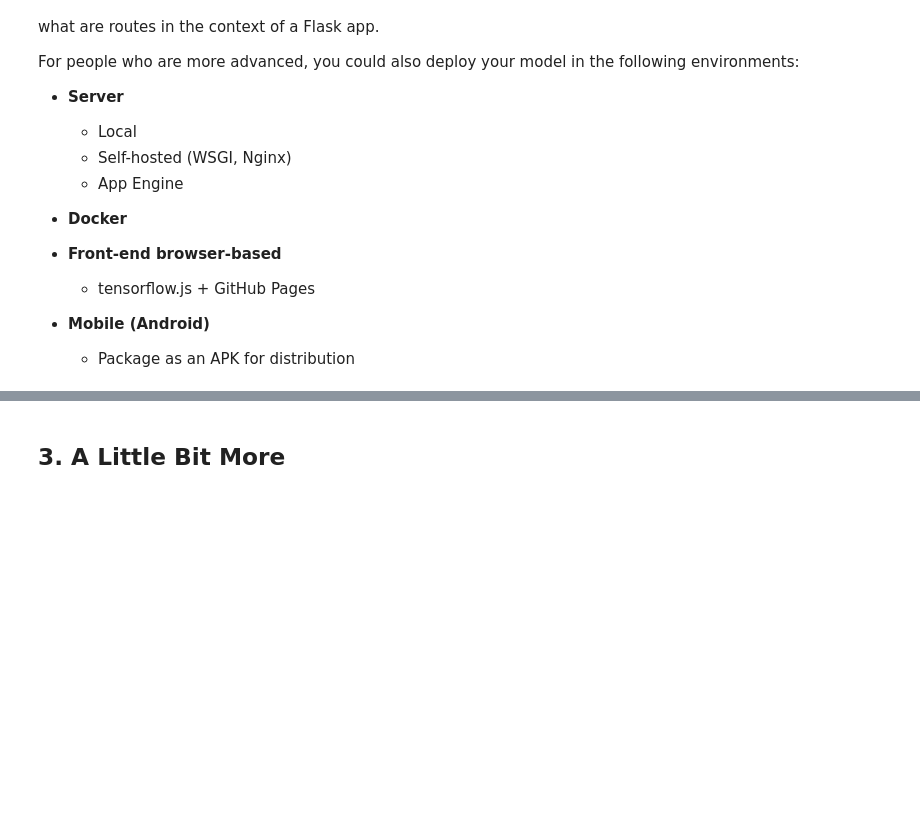
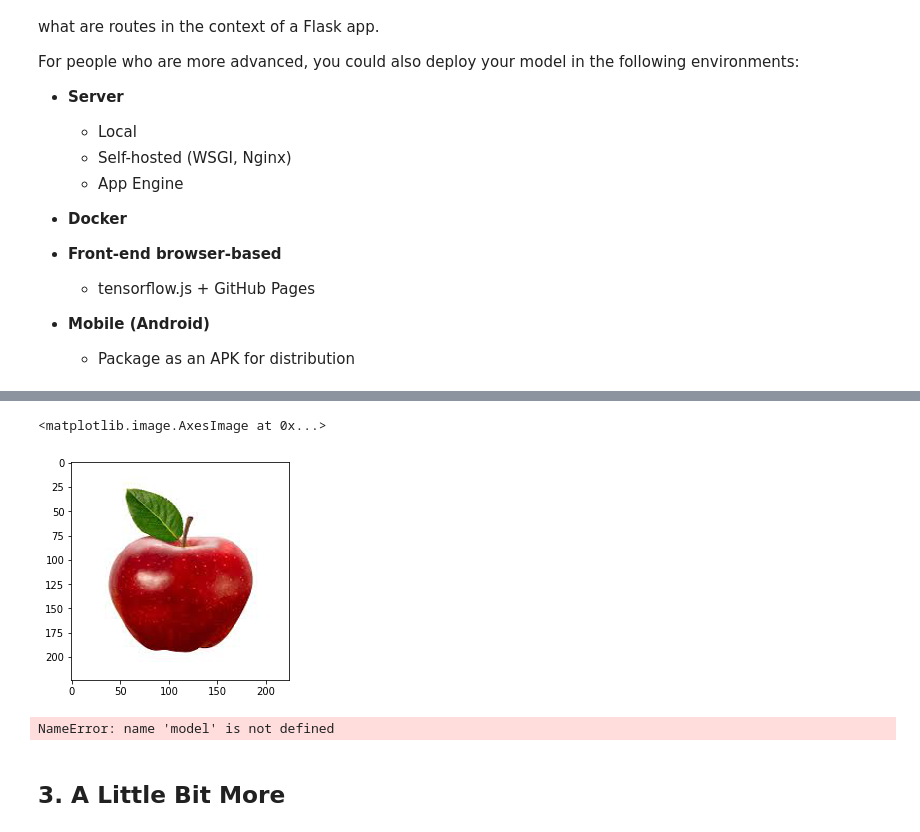
Before and after one commit to hanifa2102/AIAP-Week6, a Jupyter notebook: week6.ipynb, the cells around one changed output, grey strips where cells are left out. Drawn from its saved outputs; the diff is of its cells as text; code cells hidden in the pictures; blank space fills up the shorter version.

```diff
--- a/week6.ipynb
+++ b/week6.ipynb
@@ -389,3 +441,14 @@ For people who are more advanced, you could also deploy your model in the follow
+# %%
+X_img = np.array(img)
+X_img=cv2.resize(X_img,(224,224),interpolation=cv2.INTER_CUBIC)
+plt.imshow(X_img)
+# %% [output]
+<matplotlib.image.AxesImage at 0x...>
+[figure, added]
+# %%
+model.summary()
+# %% [output]
+NameError: name 'model' is not defined
 # %% [markdown]
 ## 3. A Little Bit More
 # %% [markdown]
```
Also changed, not shown: parts of 18 cells of this notebook, 2 other files.
